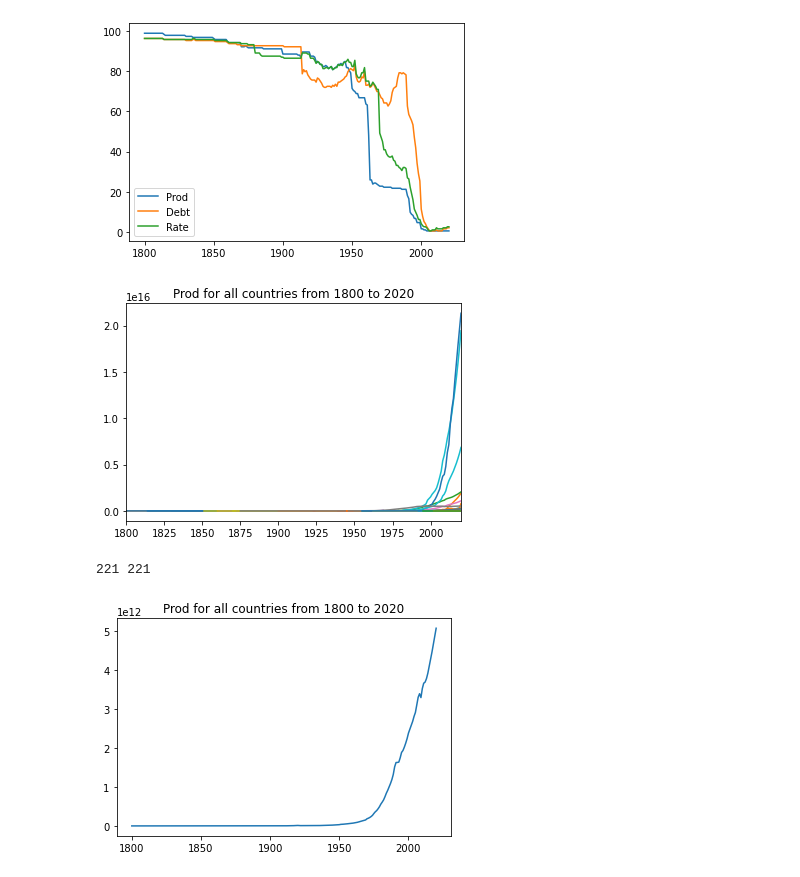
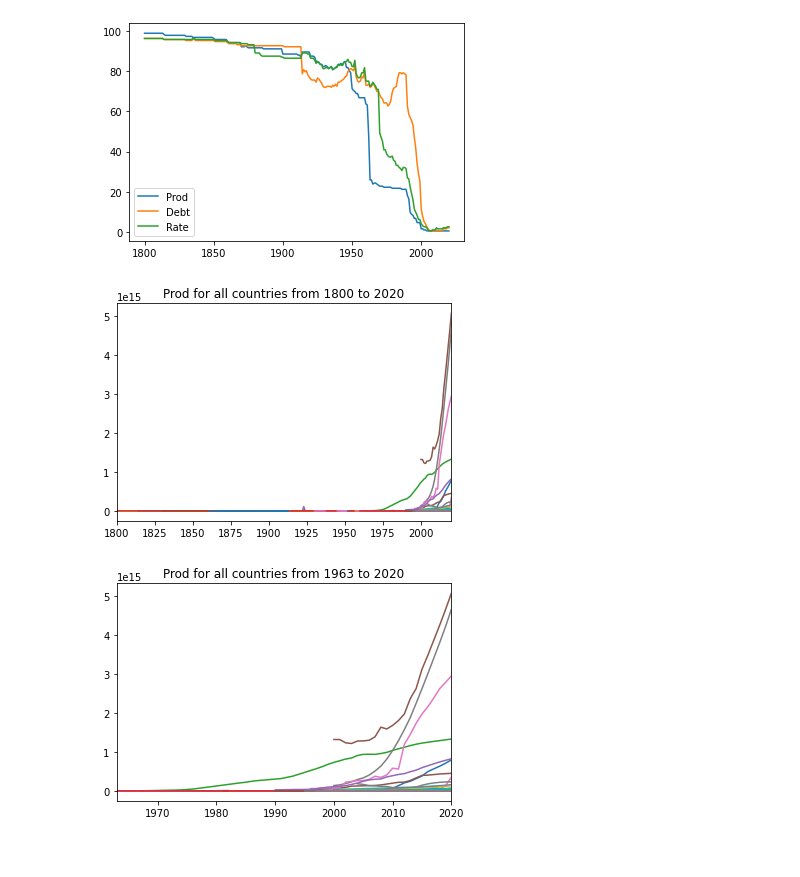
Before and after one commit to holderekt/world-analysis, a Jupyter notebook: data_mining.ipynb, the cells around one changed output. Drawn from its saved outputs; the diff is of its cells as text; code cells hidden in the pictures.

```diff
--- a/data_mining.ipynb
+++ b/data_mining.ipynb
@@ -66,22 +87,21 @@ plt.show()
 # %% [output]
 [figure]
 # %%
-ac_data = prod_dt.iloc[:, 2:].to_numpy()
+ac_data = debt_dt.iloc[:, 2:].to_numpy()
 
 for row in ac_data:
     plt.plot(time_data, row)
+
 plt.xlim([1800, 2020])
 plt.title("Prod for all countries from 1800 to 2020")
 plt.show()
+
+for row in ac_data:
+    plt.plot(time_data, row)
+
+plt.xlim([1963, 2020])
+plt.title("Prod for all countries from 1963 to 2020")
+plt.show()
 # %% [output]
-[figure, old version]
+[figure, new version]
+[figure, added]
-# %%
-ac_data = prod_dt.iloc[:, 2:].to_numpy()
-
-print(len(time_data), len(ac_data[90]))
-plt.plot(time_data, ac_data[90])
-plt.title("Prod for all countries from 1800 to 2020")
-plt.show()
-# %% [output]
-221 221
-[figure, removed]
```
Also changed, not shown: parts of 12 cells of this notebook, 1 other file.
